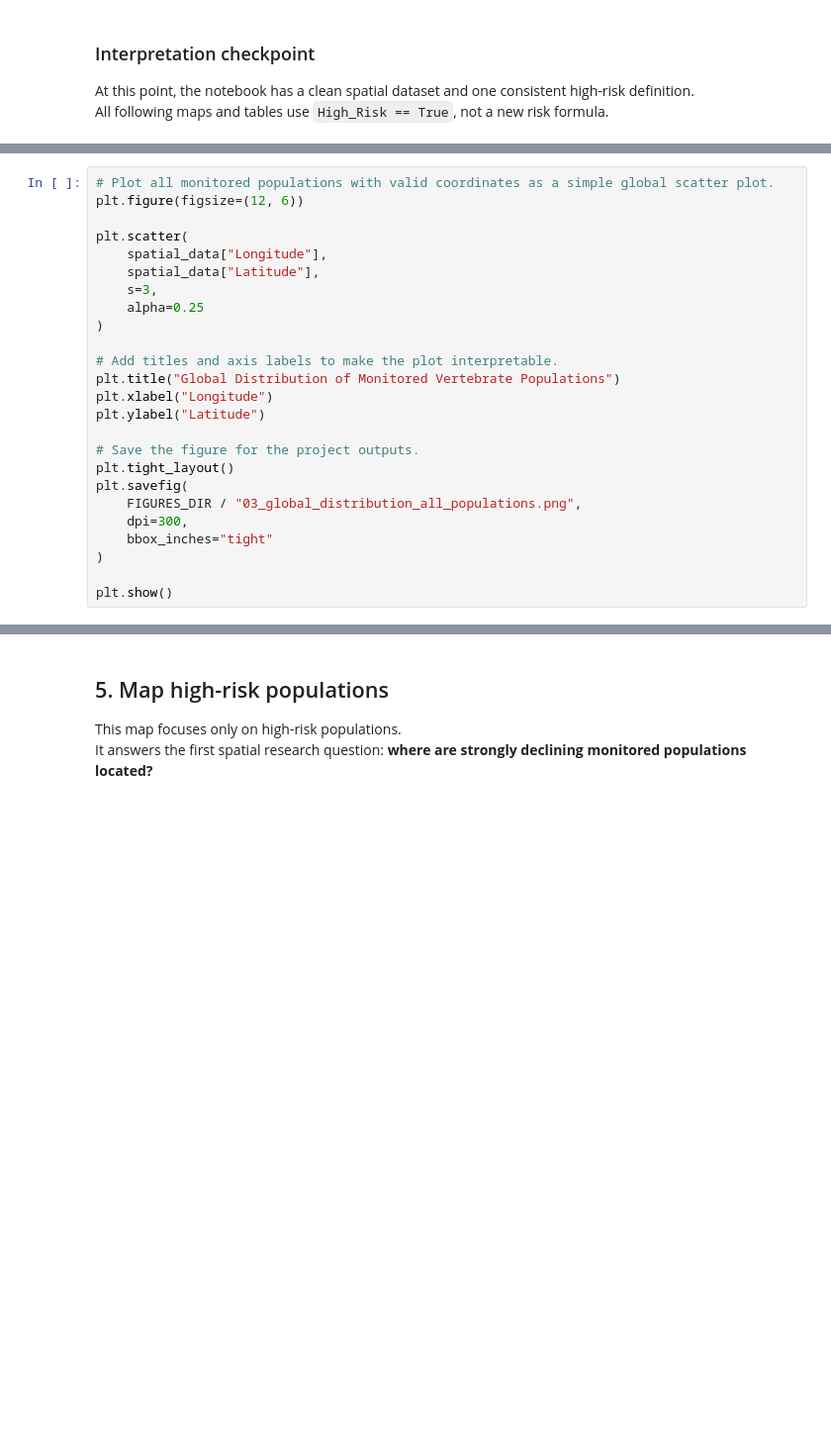
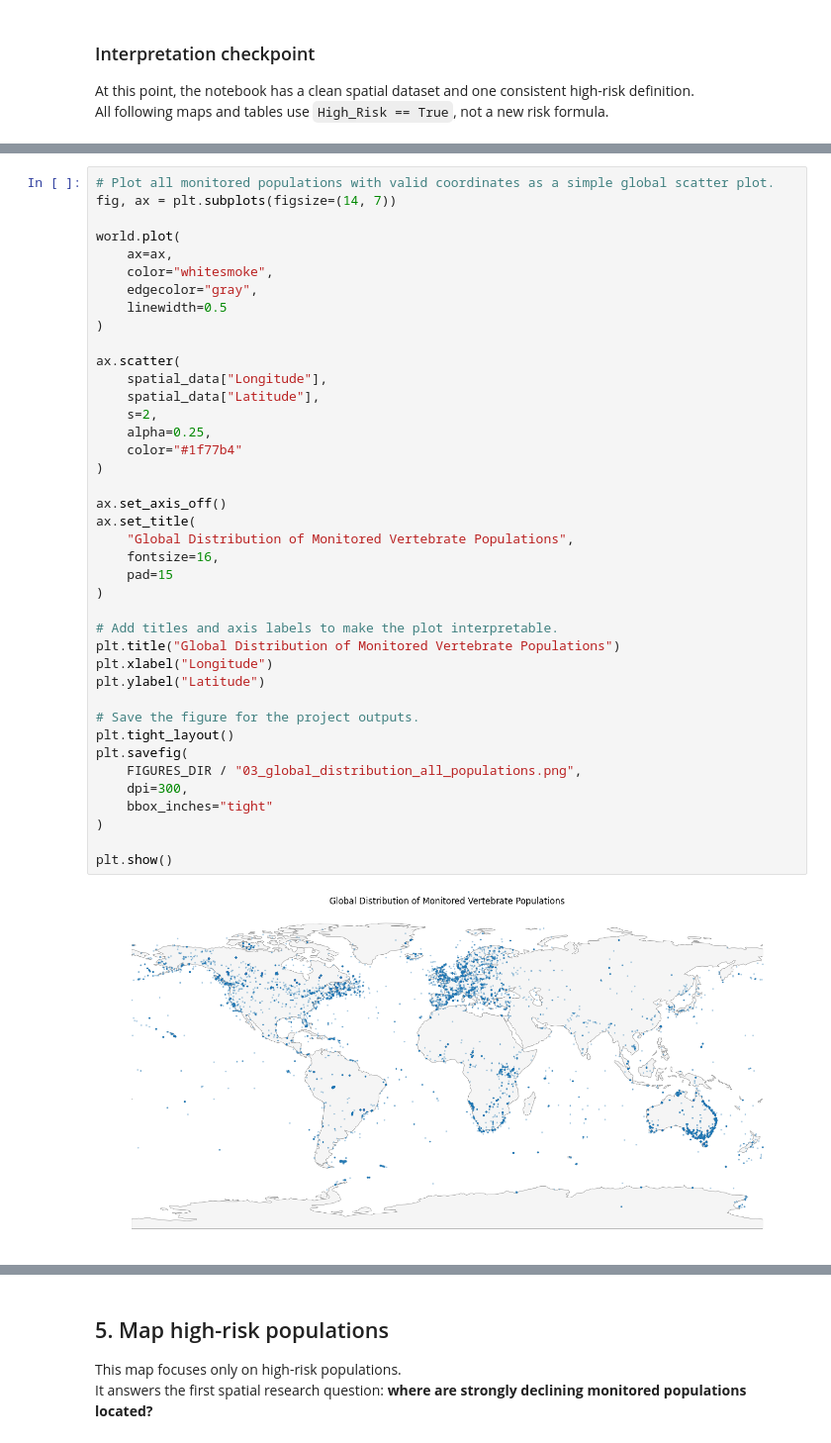
Before and after one commit to mariaravi/living-planet-index-project, a Jupyter notebook: notebooks/03_spatial_analysis.ipynb, the cells around one changed output, grey strips where cells are left out. Shown at 99% size. Drawn from its saved outputs; the diff is of its cells as text; blank space fills up the shorter version.

```diff
--- a/notebooks/03_spatial_analysis.ipynb
+++ b/notebooks/03_spatial_analysis.ipynb
@@ -176,26 +284,43 @@ The first map shows the spatial coverage of all monitored populations.
 This is important because apparent high-risk clusters may partly reflect where monitoring data are available.
 # %%
 # Plot all monitored populations with valid coordinates as a simple global scatter plot.
-plt.figure(figsize=(12, 6))
+fig, ax = plt.subplots(figsize=(14, 7))
 
-plt.scatter(
+world.plot(
+    ax=ax,
+    color="whitesmoke",
+    edgecolor="gray",
+    linewidth=0.5
+)
+
+ax.scatter(
     spatial_data["Longitude"],
     spatial_data["Latitude"],
-    s=3,
-    alpha=0.25
+    s=2,
+    alpha=0.25,
+    color="#1f77b4"
+)
+
+ax.set_axis_off()
+ax.set_title(
+    "Global Distribution of Monitored Vertebrate Populations",
+    fontsize=16,
+    pad=15
 )
 
 # Add titles and axis labels to make the plot interpretable.
 plt.title("Global Distribution of Monitored Vertebrate Populations")
 plt.xlabel("Longitude")
 plt.ylabel("Latitude")
 
 # Save the figure for the project outputs.
 plt.tight_layout()
 plt.savefig(
     FIGURES_DIR / "03_global_distribution_all_populations.png",
     dpi=300,
     bbox_inches="tight"
 )
 
 plt.show()
+# %% [output]
+[figure, added]
```
Also changed, not shown: parts of 20 cells of this notebook, 51 other files.
